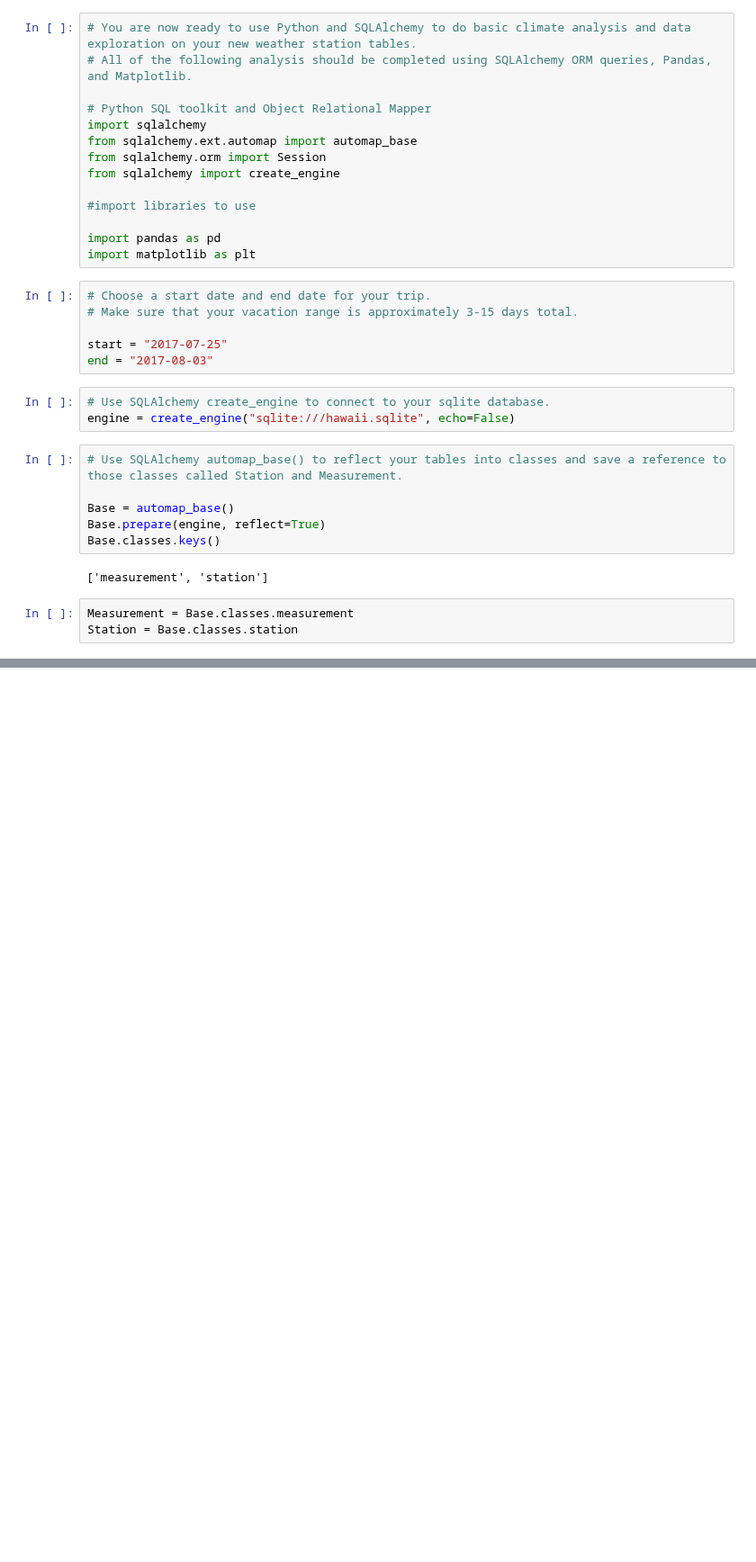
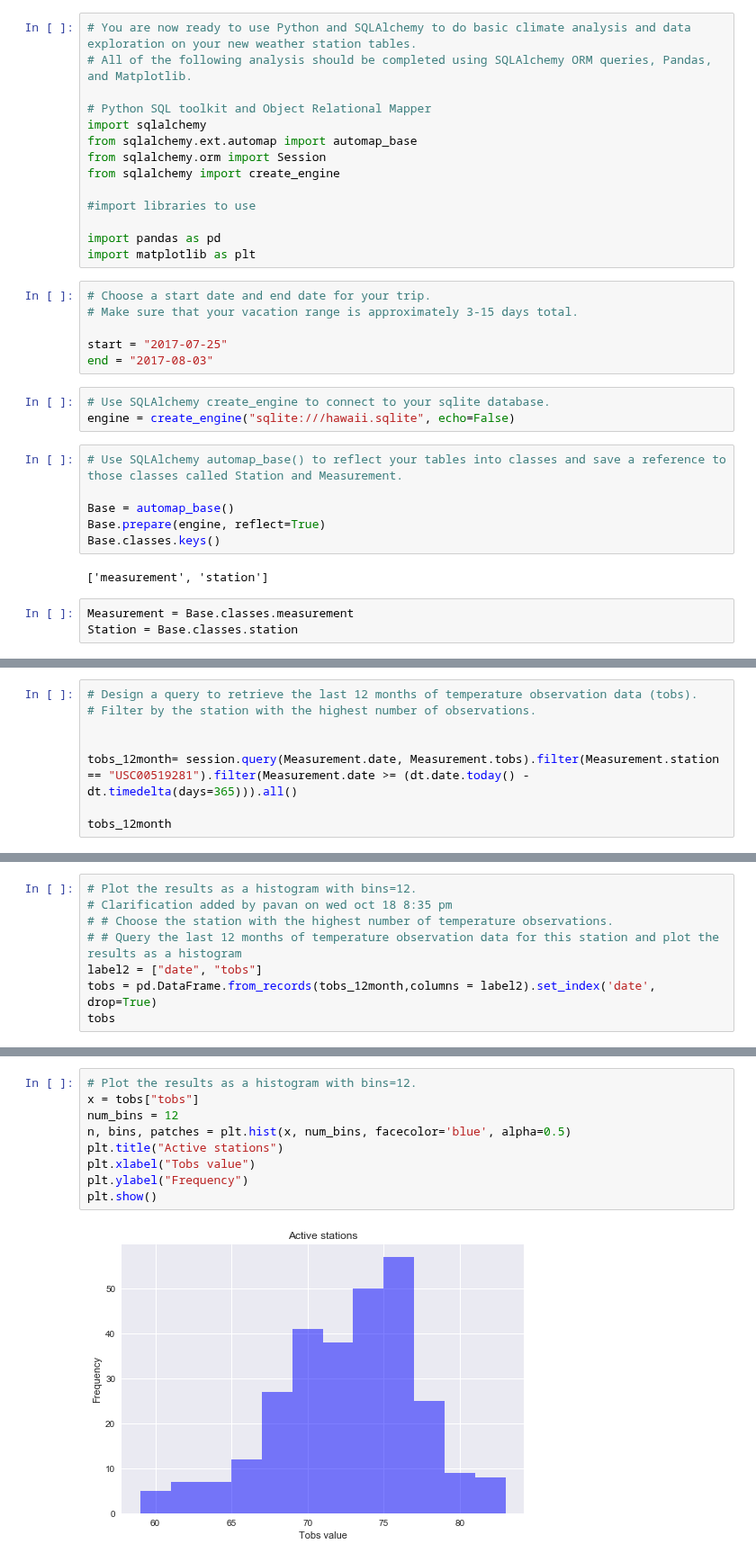
Before and after one commit to EmilySakata/climate_analysis, a Jupyter notebook: climate_analysis.ipynb, the cells around one changed output, grey strips where cells are left out. Shown at 90% size. Saved outputs shown, nothing was run; the diff lists cells and outputs as text; blank space fills up the shorter version.

```diff
--- a/climate_analysis.ipynb
+++ b/climate_analysis.ipynb
@@ -40,0 +155,8 @@ Station = Base.classes.station
+# %%
+# Design a query to retrieve the last 12 months of temperature observation data (tobs).
+# Filter by the station with the highest number of observations.
+
+
+tobs_12month= session.query(Measurement.date, Measurement.tobs).filter(Measurement.station == "USC00519281").filter(Measurement.date >= (dt.date.today() - dt.timedelta(days=365))).all()
+
+tobs_12month
@@ -40,0 +181,8 @@ Station = Base.classes.station
+# %%
+# Plot the results as a histogram with bins=12.
+# Clarification added by pavan on wed oct 18 8:35 pm
+# # Choose the station with the highest number of temperature observations.
+# # Query the last 12 months of temperature observation data for this station and plot the results as a histogram
+label2 = ["date", "tobs"]
+tobs = pd.DataFrame.from_records(tobs_12month,columns = label2).set_index('date', drop=True)
+tobs
@@ -40,0 +209,11 @@ Station = Base.classes.station
+# %%
+# Plot the results as a histogram with bins=12.
+x = tobs["tobs"]
+num_bins = 12
+n, bins, patches = plt.hist(x, num_bins, facecolor='blue', alpha=0.5)
+plt.title("Active stations")
+plt.xlabel("Tobs value")
+plt.ylabel("Frequency")
+plt.show()
+# %% [output]
+[figure, added]
```
Also changed, not shown: parts of 12 cells of this notebook.
